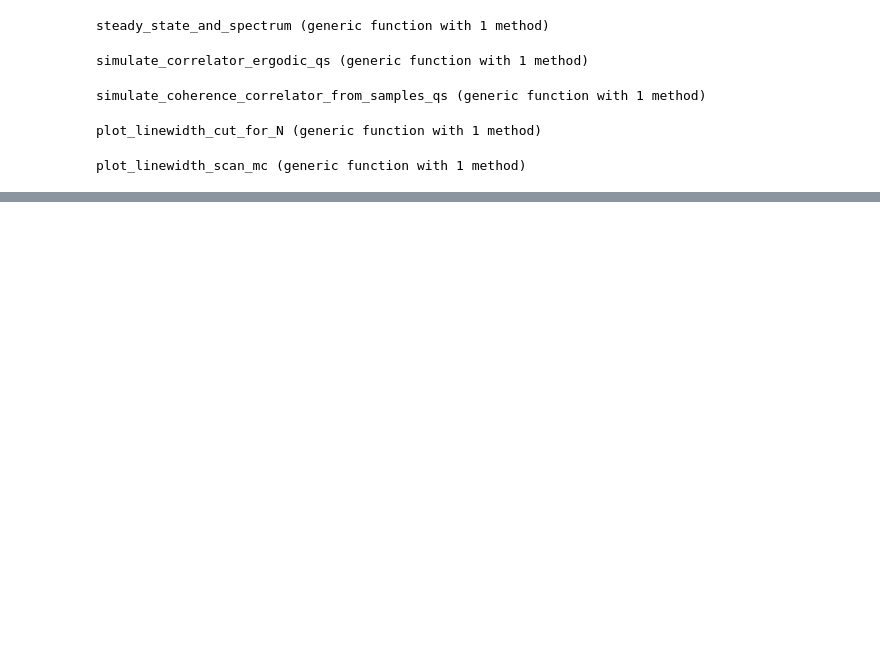
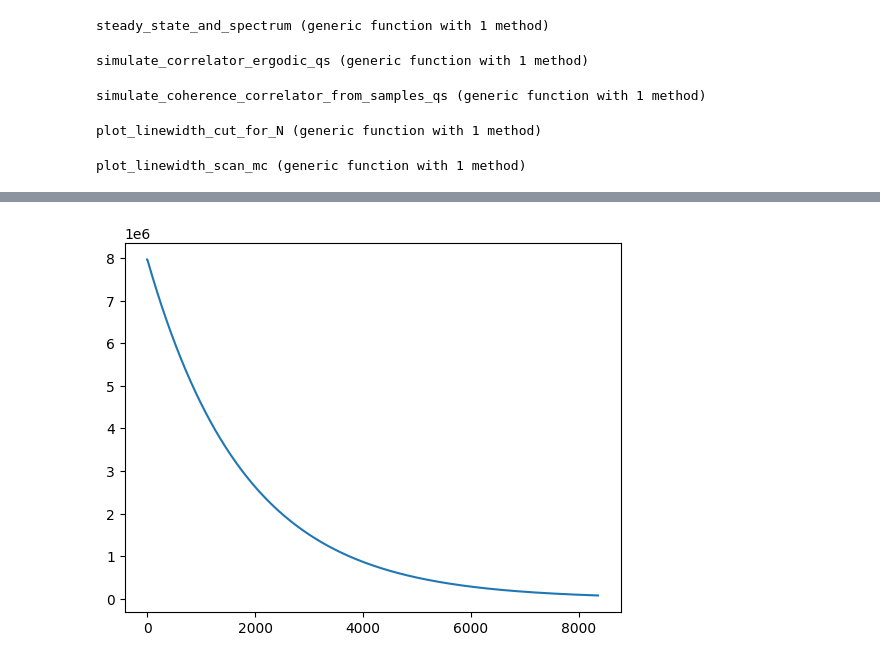
Before and after one commit to Nico0oblr/SuperradiantLaserMCWF, a Jupyter notebook: SuperradiantVsMeanField2.ipynb, the cells around one changed output, grey strips where cells are left out. Cells and saved outputs as stored; diff of their text form; code cells hidden in the pictures; blank space fills up the shorter version.

```diff
--- a/SuperradiantVsMeanField2.ipynb
+++ b/SuperradiantVsMeanField2.ipynb
@@ -461,6 +457,7 @@ function simulate_correlator_ergodic_qs(
     pop_model::PopulationModel;
     N_traj::Int,
     t_ss::Float64,
+    t_autocorrelation::Float64,
     τ_max::Float64,
     t_mix::Float64,
     n_grid::Int = 1000,
@@ -473,7 +470,7 @@ function simulate_correlator_ergodic_qs(
         pop_model,
         N_traj;
         t_ss = t_ss,
-        t_sample = t_ss * 3,
+        t_sample = t_autocorrelation,
         S0 = S0,
         M0 = M0,
         rng = rng,
@@ -1109,0 +1222,82 @@ grid()
+# %%
+function estimate_mixing_time(
+    model::PopulationModel,
+    observable;
+    N_traj_ss::Int = 100,
+    N_traj_corr::Int = 100,
+    Δt::Float64,
+    reltol::Float64 = 1e-2,
+    sample_factor::Float64 = 3.0,
+    n_grid::Int = 2000,
+    threshold::Float64 = 0.05,
+    stay_fraction::Float64 = 0.1,
+    rng::AbstractRNG = Random.default_rng(),
+)
+    t_ss, I_ss, states = estimate_steady_state_time(
+        model,
+        observable;
+        N_traj = N_traj_ss,
+        reltol = reltol,
+        Δt = Δt,
+        rng = rng,
+    )
+
+    @show t_ss
+
+    C_mean, dt = mean_autocorrelation_after_burnin(
+        model,
+        observable;
+        t_ss = t_ss,
+        t_sample = sample_factor * t_ss,
+        n_grid = n_grid,
+        N_traj = N_traj_corr,
+        rng = rng,
+    )
+
+    τ_cut, k_cut = autocorrelation_cutoff_time(
+        C_mean,
+        dt,
+        t_ss;
+        threshold = threshold,
+        stay_fraction = stay_fraction,
+    )
+
+    return t_ss, τ_cut
+end
+
+N = 10000
+g = 37.0
+kappa = 9.4e5
+Γ = g^2 / kappa
+r = 0.2 * N * Γ
+γ = 0.01
+
+pop_model = PopulationModel(N, N ÷ 2, Γ, 0.0, 0.01, r, 0.0)
+
+obsI(S, M, model) = S^2 - M^2
+
+t_ss, τ_auto = estimate_mixing_time(pop_model, obsI; N_traj_ss = 100, N_traj_corr = 200, Δt = Δt_N(N) / Γ, reltol = 1e-3, sample_factor = 2.0, n_grid = 2000, threshold = 0.05, stay_fraction = 0.1)
+
+@show t_ss τ_auto τ_auto / t_ss
+
+stats = get_stationary_population_samples_ergodic(pop_model, 1000; t_ss = t_ss, t_sample = 5.0 * τ_auto)
+
+scan_cum = scan_w_linewidth_badcavity(
+    [pop_model.local_pump];
+    N = N,
+    g = g,
+    kappa = kappa,
+    gamma = pop_model.local_decay,
+    gamma_phi = pop_model.local_dephasing,
+    Delta = 0.0,
+    tmax_ss = 2.0e4,
+)
+
+@show scan_cum.widths
+
+τ_grid, Cτ_qs_mc, S_samples, M_samples, stats = simulate_correlator_ergodic_qs(pop_model; N_traj = 200, t_ss = t_ss, t_autocorrelation = τ_auto * 10, τ_max = 8.0 / scan_cum.widths[1], t_mix = 0.2 * t_ss, n_grid = 2000)
+plot(τ_grid, Cτ_qs_mc)
+Δν = linewidth_from_correlator_tail2(τ_grid, Cτ_qs_mc)
+
+@show Δν
+# %% [output]
@@ -1109,0 +1310 @@ grid()
+[figure, added]
```
Also changed, not shown: parts of 9 cells of this notebook, 13 other files.
